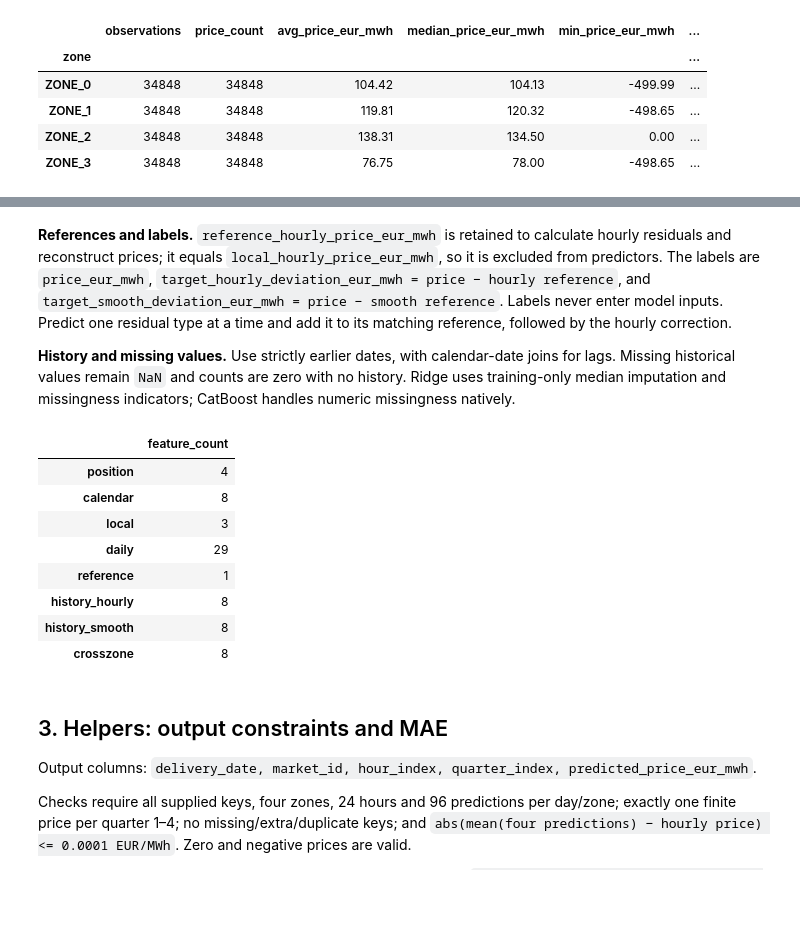
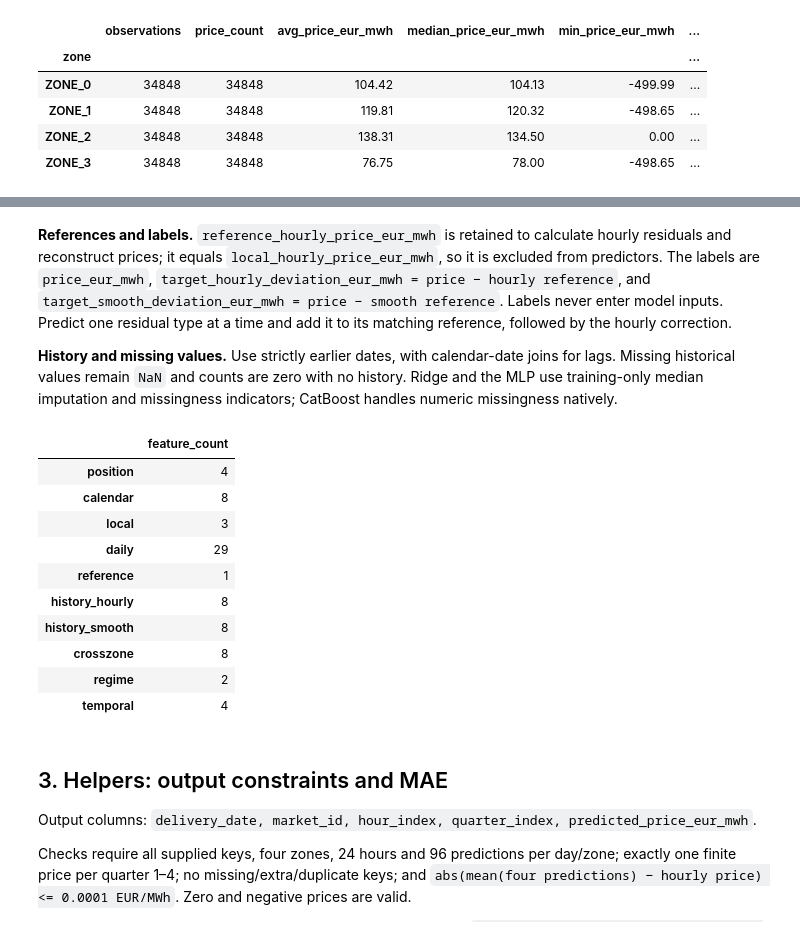
Before and after one commit to larissapaola1/ApplePi, a Jupyter notebook: analysis.ipynb, the cells around one changed output, grey strips where cells are left out. Saved outputs shown, nothing was run; the diff lists cells and outputs as text; code cells hidden in the pictures; blank space fills up the shorter version.

```diff
--- a/analysis.ipynb
+++ b/analysis.ipynb
@@ -80,7 +121,7 @@ One row represents one quarter-hour in one zone. Join keys are `delivery_date`,
 # %% [markdown]
 **References and labels.** `reference_hourly_price_eur_mwh` is retained to calculate hourly residuals and reconstruct prices; it equals `local_hourly_price_eur_mwh`, so it is excluded from predictors. The labels are `price_eur_mwh`, `target_hourly_deviation_eur_mwh = price − hourly reference`, and `target_smooth_deviation_eur_mwh = price − smooth reference`. Labels never enter model inputs. Predict one residual type at a time and add it to its matching reference, followed by the hourly correction.
 
-**History and missing values.** Use strictly earlier dates, with calendar-date joins for lags. Missing historical values remain `NaN` and counts are zero with no history. Ridge uses training-only median imputation and missingness indicators; CatBoost handles numeric missingness natively.
+**History and missing values.** Use strictly earlier dates, with calendar-date joins for lags. Missing historical values remain `NaN` and counts are zero with no history. Ridge and the MLP use training-only median imputation and missingness indicators; CatBoost handles numeric missingness natively.
 # %%
 import pandas as pd
 import numpy as np
@@ -91,7 +132,7 @@ HOUR_KEYS = DAY_KEYS + ["hour_index"]
 QUARTER_KEYS = HOUR_KEYS + ["quarter_index"]
 FEATURE_PREFIXES = (
     "position_", "calendar_", "local_", "daily_",
-    "reference_", "history_", "crosszone_",
+    "reference_", "history_", "crosszone_", "regime_", "temporal_",
 )
 
 
@@ -194,10 +235,13 @@ def build_features(hourly_prices, history_15min, target_prices=None):
     hourly_group = hourly.groupby(DAY_KEYS)["hourly_price_eur_mwh"]
     hourly["local_prev_hour_price_eur_mwh"] = hourly_group.shift(1).fillna(hourly["hourly_price_eur_mwh"])
     hourly["local_next_hour_price_eur_mwh"] = hourly_group.shift(-1).fillna(hourly["hourly_price_eur_mwh"])
-    local_columns = [c for c in hourly if c.startswith("local_")]
+    hourly["temporal_hourly_change_from_previous_eur_mwh"] = hourly["local_hourly_price_eur_mwh"] - hourly["local_prev_hour_price_eur_mwh"]
+    hourly["temporal_hourly_change_to_next_eur_mwh"] = hourly["local_next_hour_price_eur_mwh"] - hourly["local_hourly_price_eur_mwh"]
+    local_columns = [c for c in hourly if c.startswith(("local_", "temporal_"))]
     features = features.merge(hourly[HOUR_KEYS + local_columns], on=HOUR_KEYS, validate="many_to_one")
 
     features["reference_hourly_price_eur_mwh"] = features["local_hourly_price_eur_mwh"]
+    features["regime_hourly_is_negative"] = features["local_hourly_price_eur_mwh"].lt(0).astype(int)
 
     # Daily statistics and all 24 known hourly prices.
     daily = hourly.groupby(DAY_KEYS)["hourly_price_eur_mwh"].agg(
@@ -205,6 +249,7 @@ def build_features(hourly_prices, history_15min, target_prices=None):
         daily_min_price_eur_mwh="min",
         daily_max_price_eur_mwh="max",
         daily_std_price_eur_mwh=lambda values: values.std(ddof=0),
+        regime_daily_negative_hours=lambda values: values.lt(0).sum(),
     )
     daily["daily_range_price_eur_mwh"] = daily["daily_max_price_eur_mwh"] - daily["daily_min_price_eur_mwh"]
     whole_curve = hourly.pivot(index=DAY_KEYS, columns="hour_index", values="hourly_price_eur_mwh")
@@ -245,10 +290,11 @@ def build_features(hourly_prices, history_15min, target_prices=None):
     timeline = timeline.sort_values(shape_keys + ["delivery_date"])
     for kind in REFERENCE_COLUMNS:
         historical_column = f"historical_{kind}_deviation"
-        for lag in (1, 7):
+        for lag in ((1, 2, 3, 7) if kind == "smooth" else (1, 7)):
             lagged = history[QUARTER_KEYS + [historical_column]].copy()
             lagged["delivery_date"] += pd.Timedelta(days=lag)
-            lagged = lagged.rename(columns={historical_column: f"history_{kind}_deviation_lag_{lag}d_eur_mwh"})
+            prefix = "temporal_smooth" if lag in (2, 3) else f"history_{kind}"
+            lagged = lagged.rename(columns={historical_column: f"{prefix}_deviation_lag_{lag}d_eur_mwh"})
             features = features.merge(lagged, on=QUARTER_KEYS, how="left", validate="one_to_one")
         for days in (7, 28):
             rolling = (
@@ -279,34 +325,36 @@ def build_features(hourly_prices, history_15min, target_prices=None):
     label_columns = [c for c in ["price_eur_mwh", *TARGET_COLUMNS.values()] if c in features]
     return features[QUARTER_KEYS + feature_columns + label_columns].sort_values(QUARTER_KEYS).reset_index(drop=True)
 
 def get_feature_groups(feature_table):
     """One canonical vocabulary for definitions, selection and reporting."""
     groups = {}
     for group in ("position", "calendar", "local", "daily", "reference",
-                  "history_hourly", "history_smooth", "crosszone"):
+                  "history_hourly", "history_smooth", "crosszone", "regime", "temporal"):
         groups[group] = [c for c in feature_table if c.startswith(group + "_")]
     # The hourly reference equals local_hourly_price_eur_mwh: keep one predictor.
     groups["reference"] = ["reference_smooth_price_eur_mwh"]
     columns = [c for values in groups.values() for c in values]
     if len(columns) != len(set(columns)):
         raise ValueError("Feature groups must not overlap.")
     return groups
 
 
 train_hourly = hourly_from_quarters(prices)
 feature_table = build_features(train_hourly, history_15min=prices, target_prices=prices)
 FEATURE_GROUPS = get_feature_groups(feature_table)
 display(pd.Series({group: len(columns) for group, columns in FEATURE_GROUPS.items()}, name="feature_count").to_frame())
 # %% [output]
 |  | feature_count |
 | position | 4 |
 | calendar | 8 |
 | local | 3 |
 | daily | 29 |
 | reference | 1 |
 | history_hourly | 8 |
 | history_smooth | 8 |
 | crosszone | 8 |
+| regime | 2 |
+| temporal | 4 |
 # %% [markdown]
 ## 3. Helpers: output constraints and MAE
 
```
Also changed, not shown: parts of 46 cells of this notebook, 1 other file.
